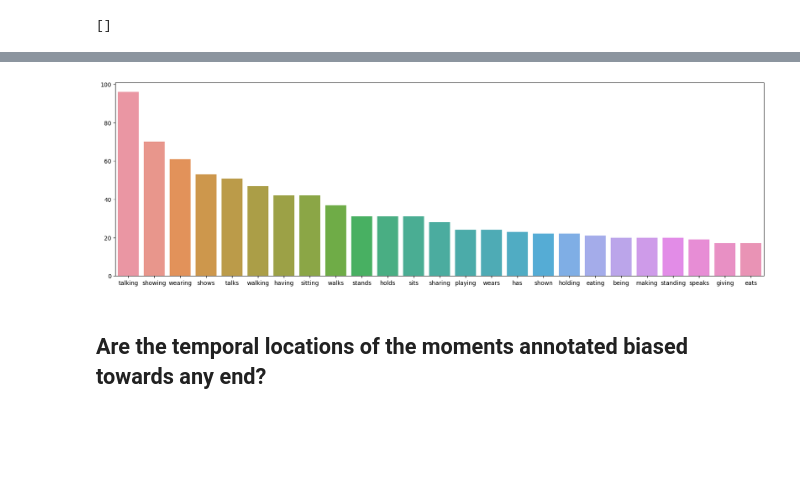
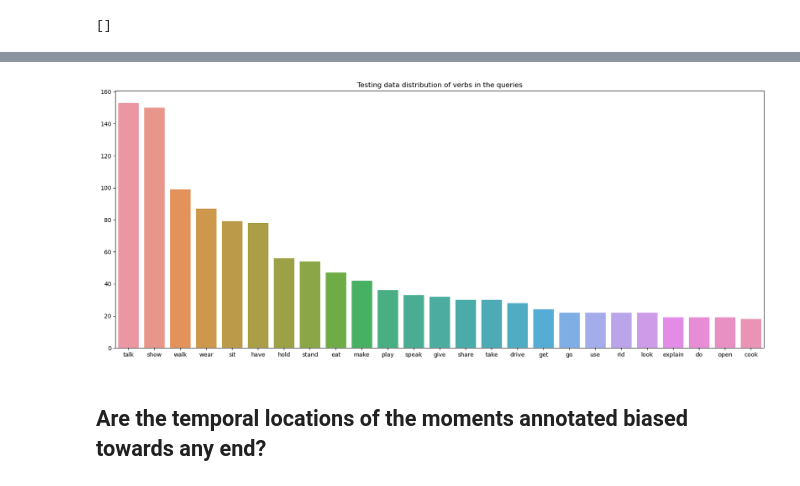
Before and after one commit to SreevaatsavB/qvhighlights_analyse, a Jupyter notebook: Data_analyse.ipynb, the cells around one changed output, grey strips where cells are left out. Cells and saved outputs as stored; diff of their text form; code cells hidden in the pictures; blank space fills up the shorter version.

```diff
--- a/Data_analyse.ipynb
+++ b/Data_analyse.ipynb
@@ -212,5 +219,5 @@ import seaborn as sns
 # %%
 tot_verbs = []
 
-for va in op:
+for va in verbs_train:
     tot_verbs += va
@@ -242,0 +239,16 @@ temp_collection.most_common(50)[2:]
+# %%
+lemmatizer = WordNetLemmatizer()
+
+lemmatized_verbs = {}
+
+verbs_counter = temp_collection
+# Iterate through the verbs in the counter object
+for verb, freq in verbs_counter.items():
+    # Lemmatize the verb to its root form
+    root_form = lemmatizer.lemmatize(verb, 'v')
+
+    # Add the root form to the dictionary and update its frequency
+    if root_form in lemmatized_verbs:
+        lemmatized_verbs[root_form] += freq
+    else:
+        lemmatized_verbs[root_form] = freq
@@ -260,6 +293,6 @@ Wall time: 7min 23s
 # %%
 tot_verbs_test = []
 
-for va in op_test:
+for va in verbs_test:
     tot_verbs_test += va
 # %%
@@ -269,7 +302,27 @@ top_25_verbs_test = dict(temp_collection_test.most_common(50)[2:27])
+# %%
+lemmatizer = WordNetLemmatizer()
+
+lemmatized_verbs_test = {}
+
+verbs_counter_test = Counter(tot_verbs_test)
+# Iterate through the verbs in the counter object
+for verb, freq in verbs_counter_test.items():
+    # Lemmatize the verb to its root form
+    root_form = lemmatizer.lemmatize(verb, 'v')
+
+    # Add the root form to the dictionary and update its frequency
+    if root_form in lemmatized_verbs_test:
+        lemmatized_verbs_test[root_form] += freq
+    else:
+        lemmatized_verbs_test[root_form] = freq
+
+temp_collection_test = Counter(lemmatized_verbs_test)
+top_25_verbs_test = dict(temp_collection_test.most_common(50)[1:26])
 # %%
-plt.figure(figsize=(20,6))
+plt.figure(figsize=(20,8))
 sns.barplot(x = list(top_25_verbs_test.keys()), y = list(top_25_verbs_test.values()))
+plt.title("Testing data distribution of verbs in the queries")
 plt.show()
 # %% [output]
-[figure, old version]
+[figure, new version]
 # %%
```
Also changed, not shown: parts of 110 cells of this notebook.
